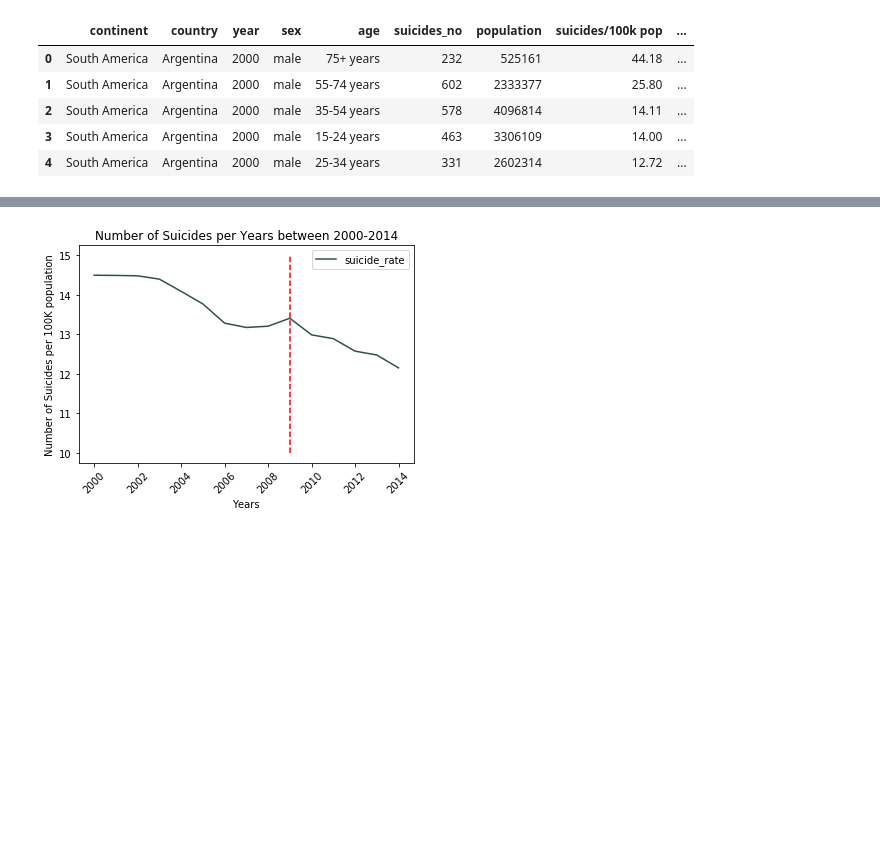
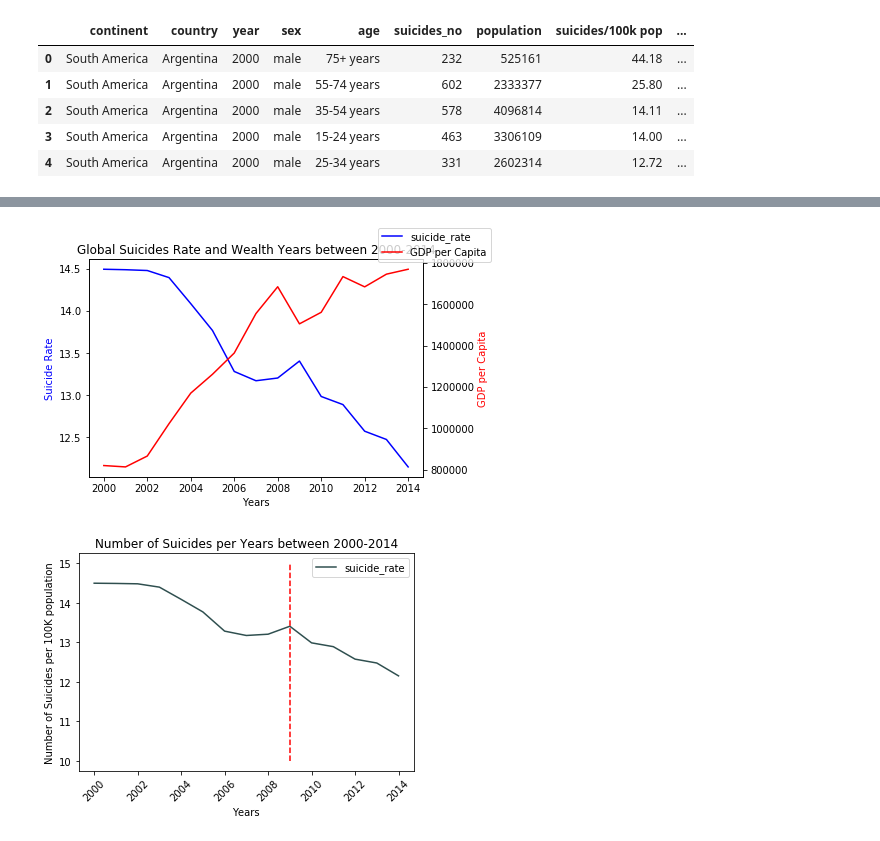
Before and after one commit to mguner-data/Global_Suicide_Data_Analysis, a Jupyter notebook: Mujgan_1/Global_Gender_Age_Group_Study_2000_2014-v4.ipynb, the cells around one changed output, grey strips where cells are left out. Saved outputs shown, nothing was run; the diff lists cells and outputs as text; code cells hidden in the pictures; blank space fills up the shorter version.

```diff
--- a/Mujgan_1/Global_Gender_Age_Group_Study_2000_2014-v4.ipynb
+++ b/Mujgan_1/Global_Gender_Age_Group_Study_2000_2014-v4.ipynb
@@ -203,0 +190,13 @@ corr.style.background_gradient(cmap='coolwarm')
+# %%
+# Correlation Matrix
+df_bar2=df_bar.drop(columns=['suicides/100k pop', 'HDI for year','count'])
+df_bar2["GDP per Capita"]=df_bar2["gdp_per_capita ($)"]/12
+# corr = df_bar2.corr()
+# corr.style.background_gradient(cmap='coolwarm')
+# plt.savefig('Output_Data_mg/CorrelationMatrix.png')
+# plt.show()
+df_bar2=df_bar2.drop(columns=["gdp_per_capita ($)"])
+corr = df_bar2.corr()
+corr.style.background_gradient(cmap='coolwarm')
+# plt.savefig('Output_Data_mg/CorrelationMatrix.png')
+# plt.show()
@@ -204,3 +210,19 @@ corr.style.background_gradient(cmap='coolwarm')
+# %%
+ax = df_bar2.plot(x="year", y="suicide_rate",legend=False, color="blue")
+ax2 = ax.twinx()
+df_bar2.plot(x="year", y="GDP per Capita", ax=ax2,color="r",legend=False)
+ax2.figure.legend()
+# plt.ylabel("Number of Suicides per 100K population")
+# plt.xlabel("Years")
+ax.set_xlabel('Years')
+ax.set_ylabel('Suicide Rate', color="blue")
+ax2.set_ylabel('GDP per Capita', color='r')
+plt.title("Global Suicides Rate and Wealth Years between 2000-2014")
+
+plt.savefig('Output_Data_mg/Globalrate_andGDP_year00_14.png')
+plt.show()
+# %% [output]
+[figure, added]
 # %%
 # Question 1-As line plot
 df_bar.plot(kind="line",x="year", y="suicide_rate",rot=45, color="darkslategray")
```
Also changed, not shown: parts of 20 cells of this notebook, 18 other files.
